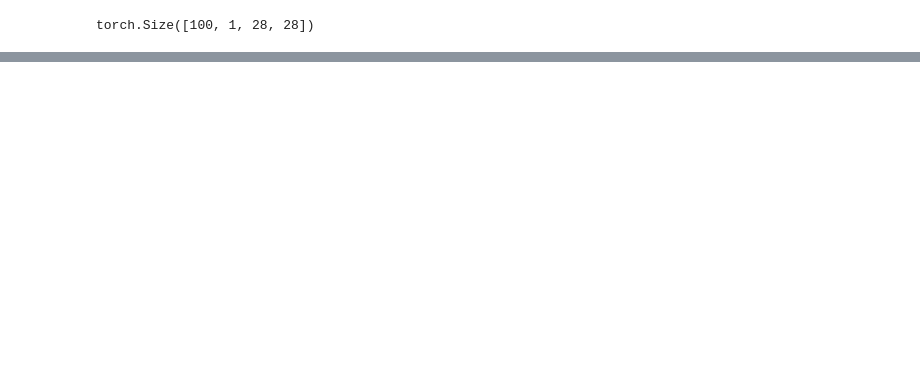
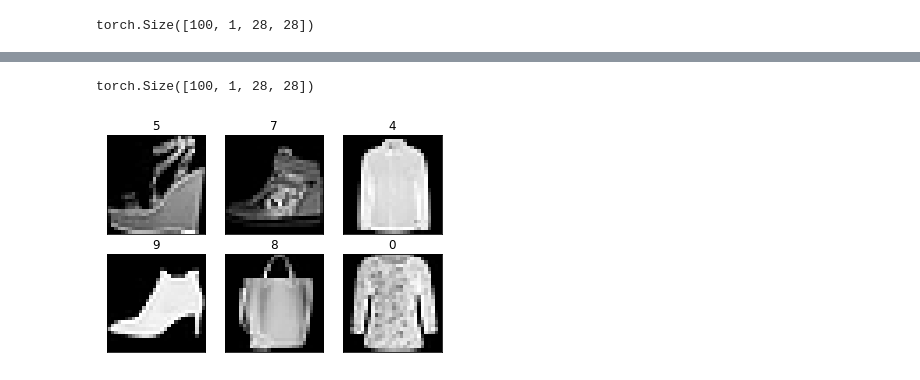
Before and after one commit to evabertalan/mustererkennung, a Jupyter notebook: 11/11_PyTorch.ipynb, the cells around one changed output, grey strips where cells are left out. Drawn from its saved outputs; the diff is of its cells as text; code cells hidden in the pictures; blank space fills up the shorter version.

```diff
--- a/11/11_PyTorch.ipynb
+++ b/11/11_PyTorch.ipynb
@@ -117,0 +150,9 @@ plt.title('Loss over training steps')
+# %%
+train_dataset_cif = datasets.CIFAR10('cifar10',
+                        train=True,
+                        transform=transforms.ToTensor(),
+                        download=True)
+test_dataset_cif = datasets.CIFAR10('cifar10',
+                        train=False,
+                        transform=transforms.ToTensor(),
+                        download=True)
@@ -117,0 +162,19 @@ plt.title('Loss over training steps')
+# %%
+train_loader_cif = DataLoader(dataset=train_dataset_cif, batch_size=batch_size, shuffle=True)
+test_loader_cif = DataLoader(dataset=test_dataset_cif, batch_size=batch_size, shuffle=True)
+# %%
+examples_cif = enumerate(train_loader_cif)
+batch_idx, (images_cif, labels_cif) = next(examples_cif)
+images_cif.shape
+# %% [output]
+torch.Size([100, 1, 28, 28])
+# %%
+fig = plt.figure()
+for i in range(6):
+    plt.subplot(2,3,i+1)
+    plt.imshow(images_cif[i][0], cmap='gray')
+    plt.title(labels_cif[i].item())
+    plt.xticks([])
+    plt.yticks([])
+# %% [output]
+[figure, added]
```
Also changed, not shown: parts of 15 cells of this notebook, 7 other files.
